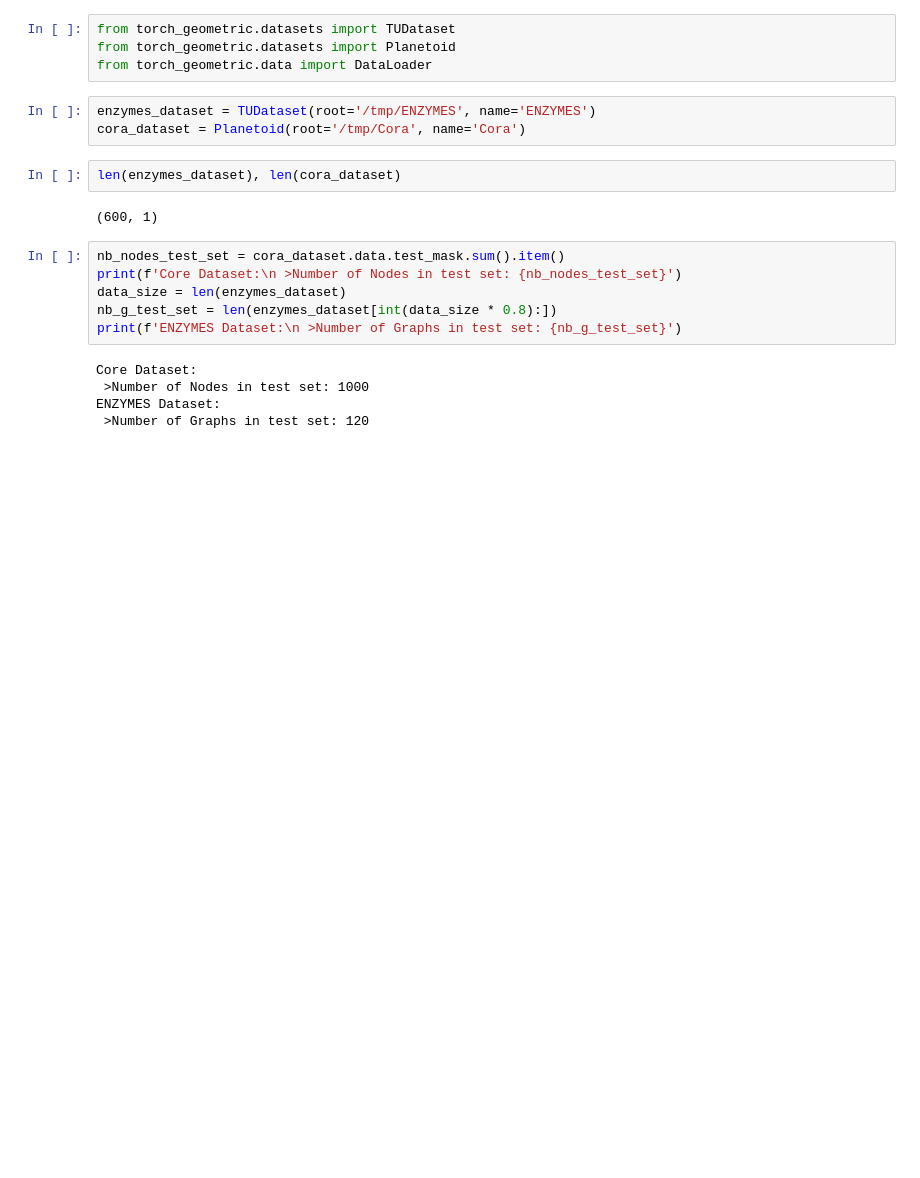
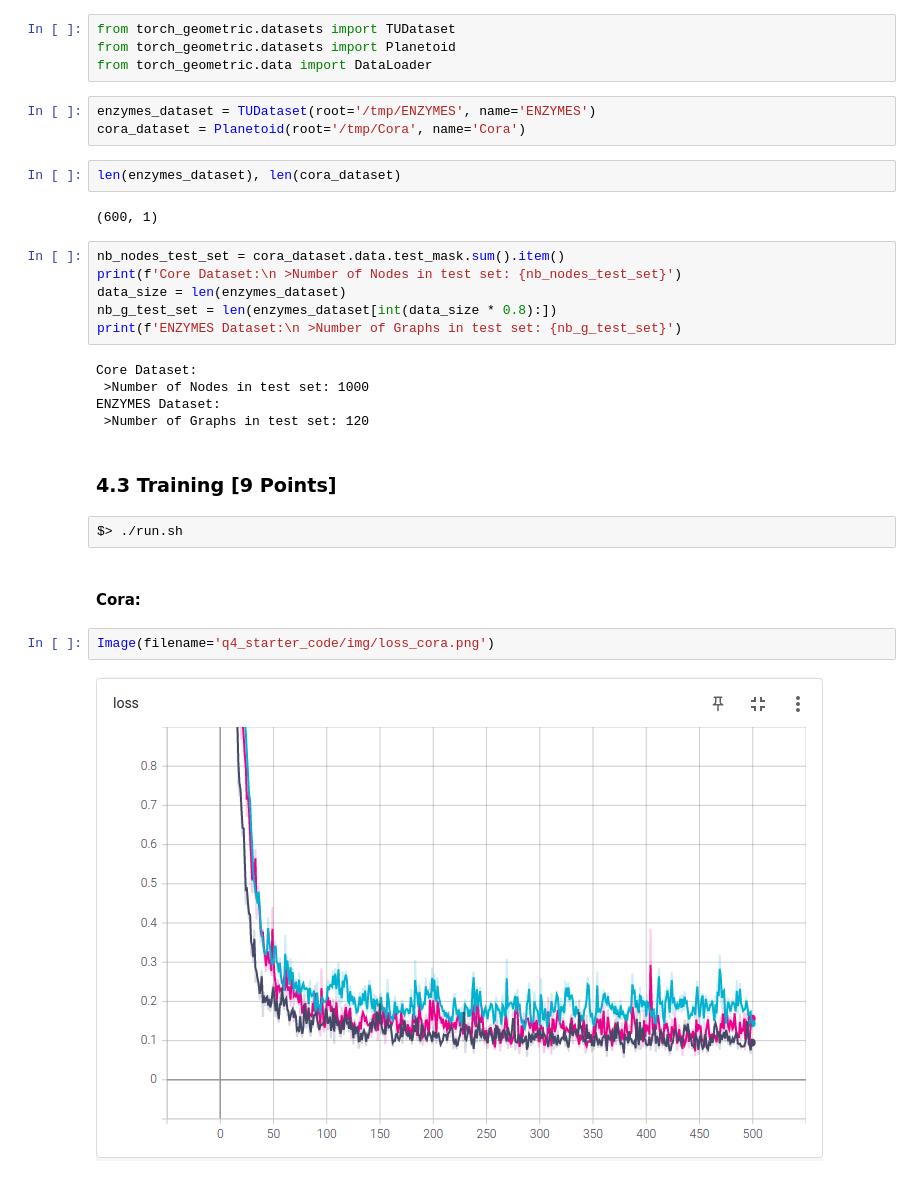
Before and after one commit to nicoperetti/cs224w, a Jupyter notebook: hw2/hw2.ipynb, the cells around one changed output. Saved outputs shown, nothing was run; the diff lists cells and outputs as text; blank space fills up the shorter version.

Commit message:
Training and plots

```diff
--- a/hw2/hw2.ipynb
+++ b/hw2/hw2.ipynb
@@ -384,3 +385,13 @@ Core Dataset:
  >Number of Nodes in test set: 1000
 ENZYMES Dataset:
  >Number of Graphs in test set: 120
+# %% [markdown]
+### 4.3 Training [9 Points]
+# %% [raw]
+$> ./run.sh
+# %% [markdown]
+#### Cora:
+# %%
+Image(filename='q4_starter_code/img/loss_cora.png')
+# %% [output]
+[figure, added]
```
Also changed, not shown: parts of 5 cells of this notebook, 2 other files.
